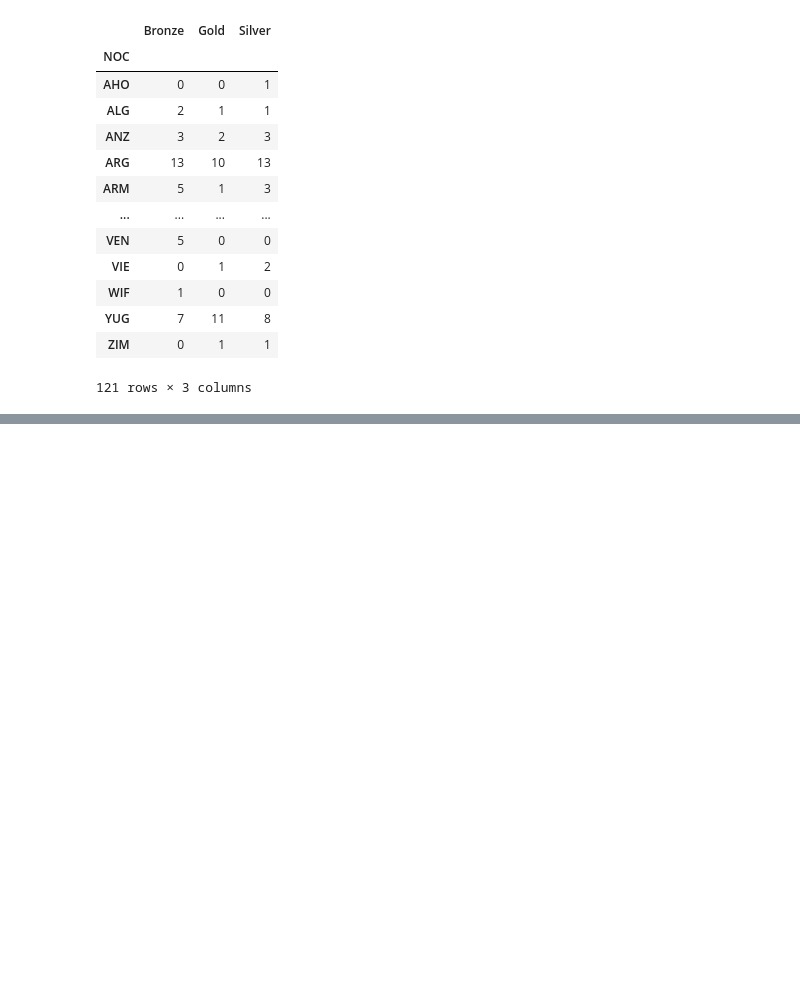
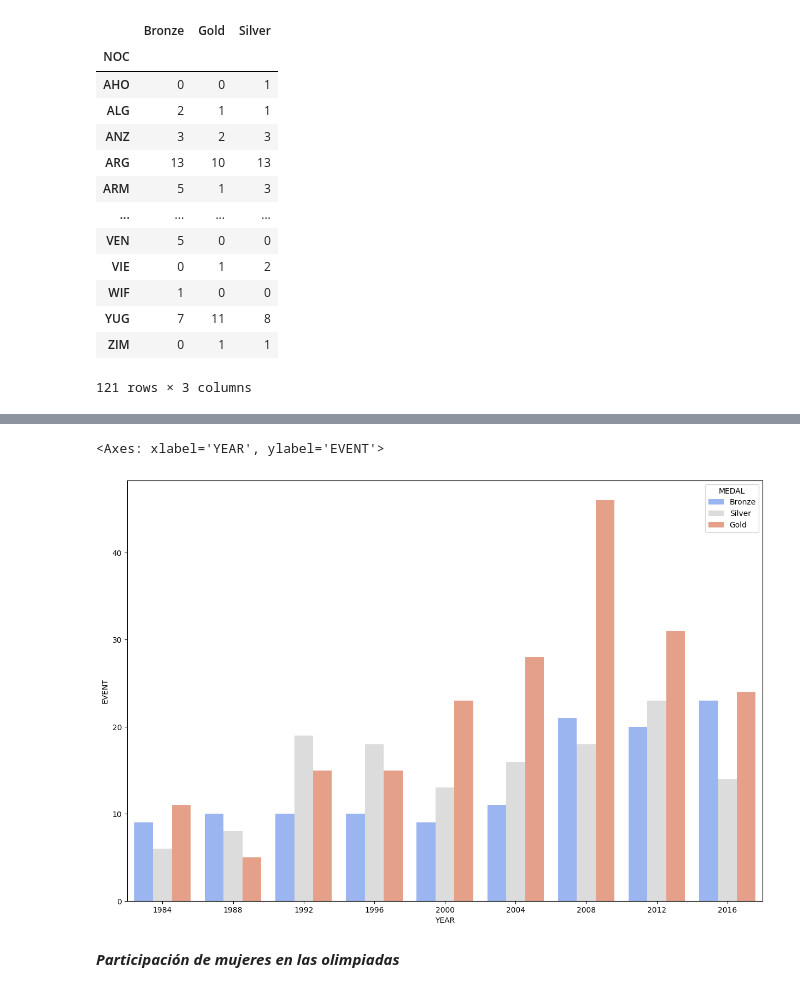
Before and after one commit to rololevy/An-lisis_de_datos_Python, a Jupyter notebook: notebooks/modulo4.ipynb, the cells around one changed output, grey strips where cells are left out. Saved outputs shown, nothing was run; the diff lists cells and outputs as text; code cells hidden in the pictures; blank space fills up the shorter version.

```diff
--- a/notebooks/modulo4.ipynb
+++ b/notebooks/modulo4.ipynb
@@ -1728,0 +1988,12 @@ medals_pivot
+# %%
+import matplotlib.pyplot as plt
+
+plt.figure(figsize=(15, 10))
+seaborn.barplot(
+    data=medals_count, x="YEAR", y="EVENT", hue="MEDAL", errorbar=None, palette="coolwarm", hue_order = ['Bronze','Silver','Gold']
+)
+# %% [output]
+<Axes: xlabel='YEAR', ylabel='EVENT'>
+[figure, added]
+# %% [markdown]
+***Participación de mujeres en las olimpiadas***
```
Also changed, not shown: parts of 103 cells of this notebook.
